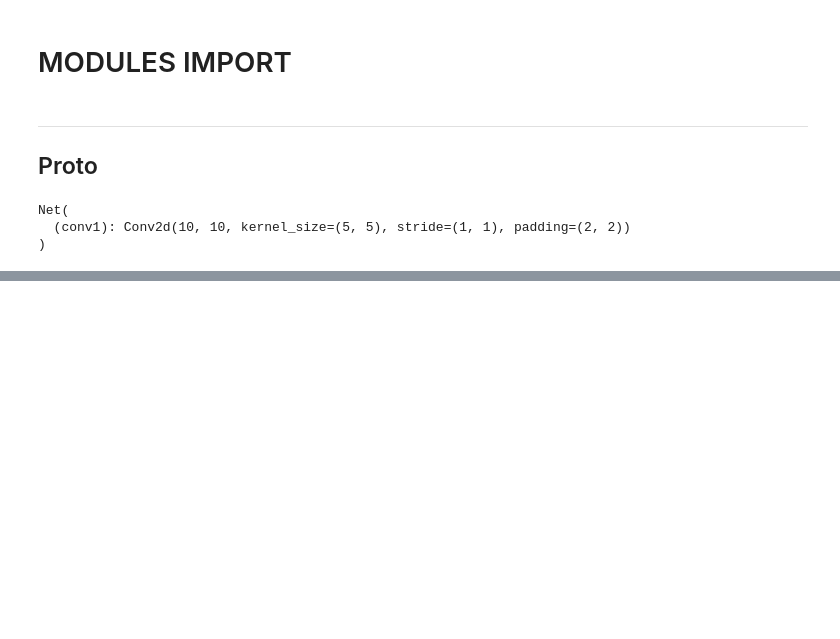
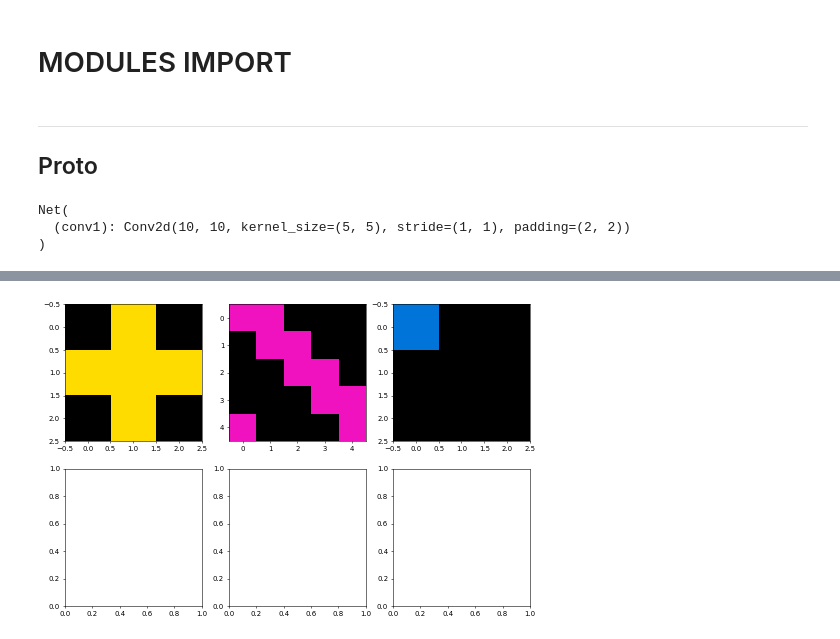
Before and after one commit to EgonFerri/Final_project_Aml_ARC, a Jupyter notebook: Proto.ipynb, the cells around one changed output, grey strips where cells are left out. Saved outputs shown, nothing was run; the diff lists cells and outputs as text; code cells hidden in the pictures; blank space fills up the shorter version.

```diff
--- a/Proto.ipynb
+++ b/Proto.ipynb
@@ -264,0 +369,12 @@ with torch.no_grad():
+# %%
+cmap = colors.ListedColormap(
+    ['#000000', '#0074D9','#FF4136','#2ECC40','#FFDC00',
+     '#AAAAAA', '#F012BE', '#FF851B', '#7FDBFF', '#870C25'])
+norm = colors.Normalize(vmin=0, vmax=9)
+
+fig, axs = plt.subplots(2, len(correct), figsize=(4*len(correct),8), dpi=50)
+for n, i in enumerate(correct):
+    axs[0][n].imshow(i, cmap=cmap, norm=norm)
+plt.show()
+# %% [output]
+[figure, added]
```
Also changed, not shown: parts of 10 cells of this notebook.
